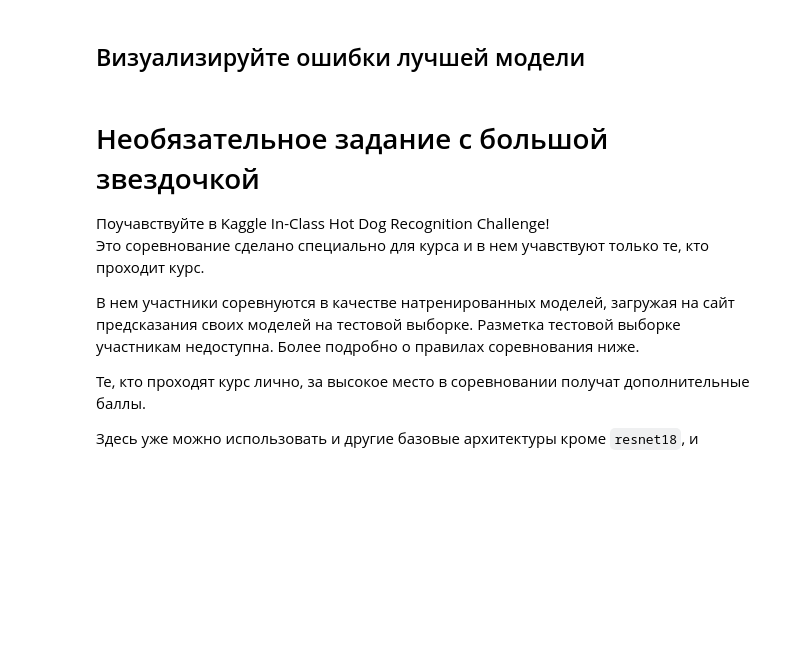
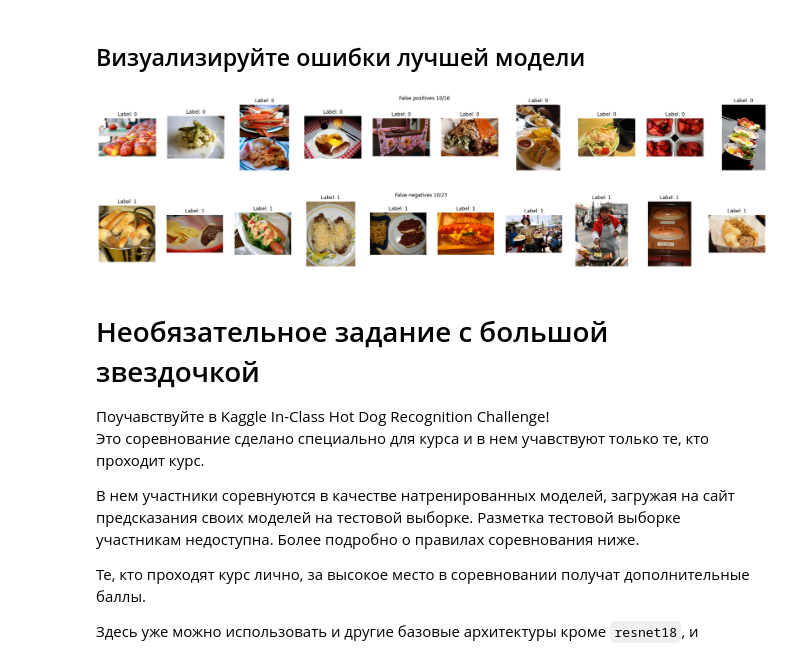
Before and after one commit to somepage/dlcourse_ai, a Jupyter notebook: assignments/assignment4/HotdogOrNot.ipynb, the cells around one changed output. Cells and saved outputs as stored; diff of their text form; code cells hidden in the pictures; blank space fills up the shorter version.

```diff
--- a/assignments/assignment4/HotdogOrNot.ipynb
+++ b/assignments/assignment4/HotdogOrNot.ipynb
@@ -489,3 +545,16 @@ print("F1: %4.3f, P: %4.3f, R: %4.3f" % (precision, recall, f1))
+# %%
+# TODO Visualize false positives and false negatives of the best model on the validation set
+val_indices = np.array(val_indices)
+false_positive_indices = val_indices[(predictions == 1) & (gt == 0)]
+visualize_samples(orig_dataset, false_positive_indices, "False positives")
+
+# TODO: Compute indices of the false negatives on the validation set.
+# Note those have to be indices of the original dataset
+false_negatives_indices = val_indices[((predictions == 0) & (gt == 1))]
+visualize_samples(orig_dataset, false_negatives_indices, "False negatives")
+# %% [output]
+[figure, added]
+[figure, added]
 # %% [markdown]
 # Необязательное задание с большой звездочкой
 
```
Also changed, not shown: parts of 13 cells of this notebook.
